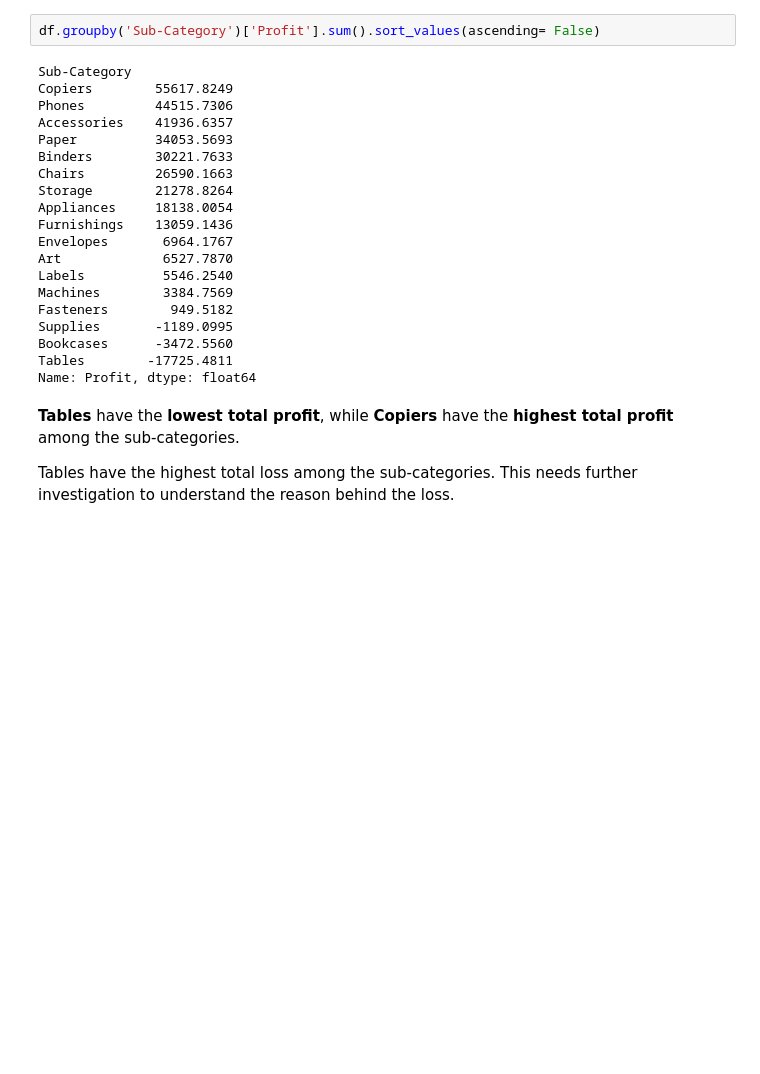
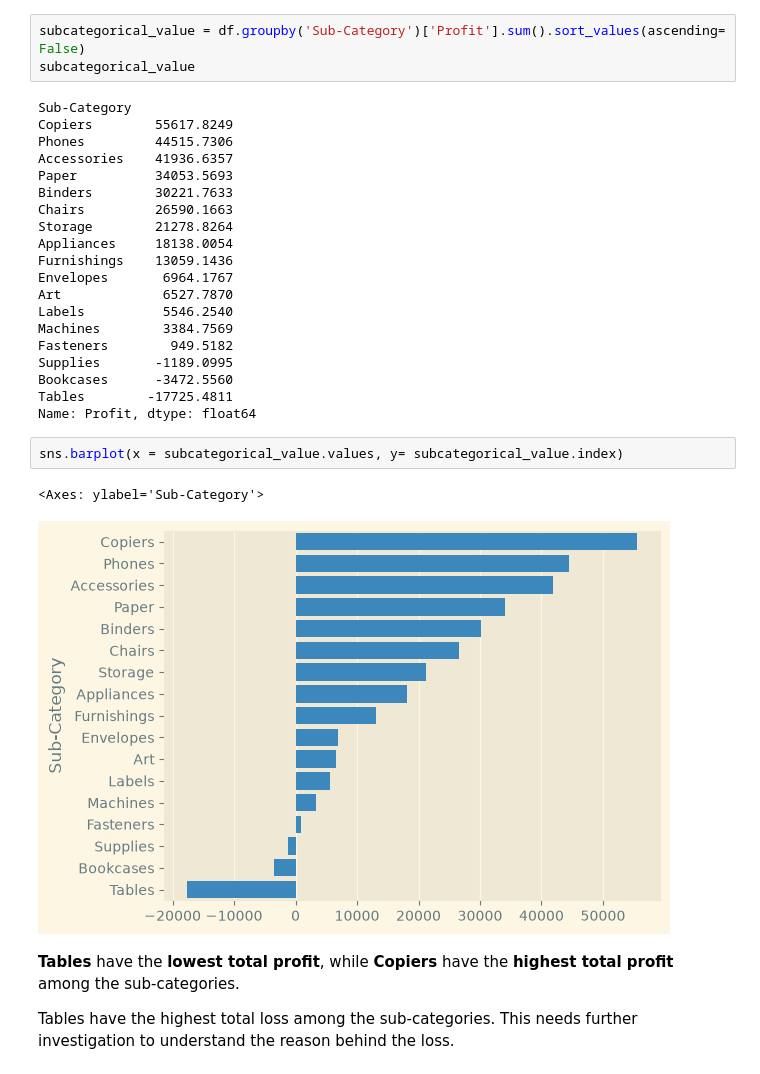
Before and after one commit to Tfdymn/EDA-superstore_project, a Jupyter notebook: notebooks/EDA.ipynb, the cells around one changed output. Drawn from its saved outputs; the diff is of its cells as text; blank space fills up the shorter version.

Commit message:
Visualize data using seaborn and Give conclusions from the analysis

```diff
--- a/notebooks/EDA.ipynb
+++ b/notebooks/EDA.ipynb
@@ -415,7 +415,8 @@ This gives a very important piece of information and that is **Most orders** are
 # %% [markdown]
 Finding loss from various sub-category:
 # %%
-df.groupby('Sub-Category')['Profit'].sum().sort_values(ascending= False)
+subcategorical_value = df.groupby('Sub-Category')['Profit'].sum().sort_values(ascending= False)
+subcategorical_value
 # %% [output]
 Sub-Category
 Copiers        55617.8249
@@ -436,6 +437,11 @@ Supplies       -1189.0995
 Bookcases      -3472.5560
 Tables        -17725.4811
 Name: Profit, dtype: float64
+# %%
+sns.barplot(x = subcategorical_value.values, y= subcategorical_value.index)
+# %% [output]
+<Axes: ylabel='Sub-Category'>
+[figure, added]
 # %% [markdown]
 **Tables** have the **lowest total profit**, while **Copiers** have the **highest total profit** among the sub-categories.
 
```
Also changed, not shown: parts of 24 cells of this notebook.
